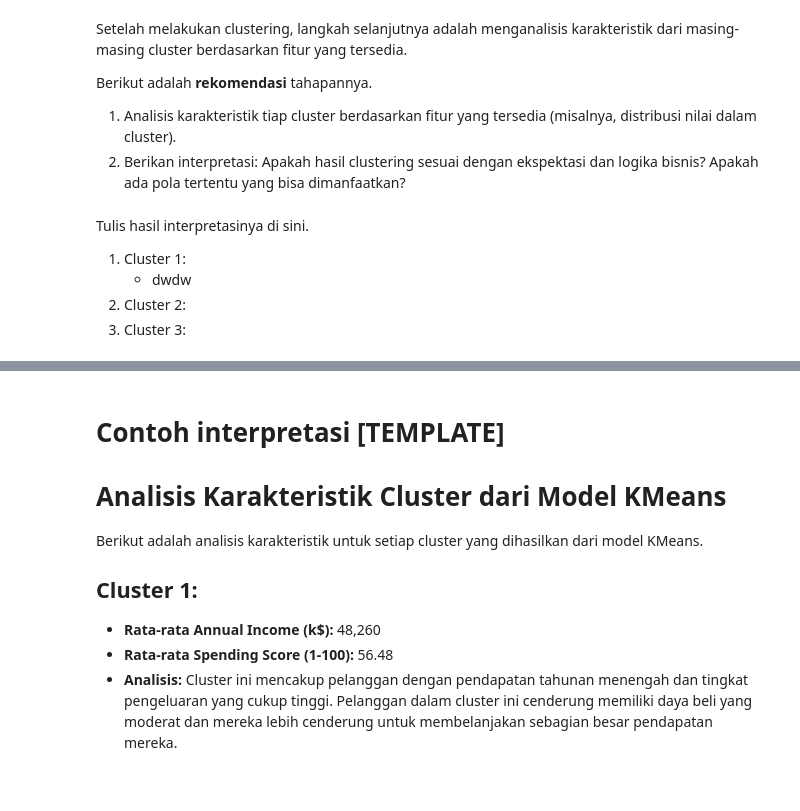
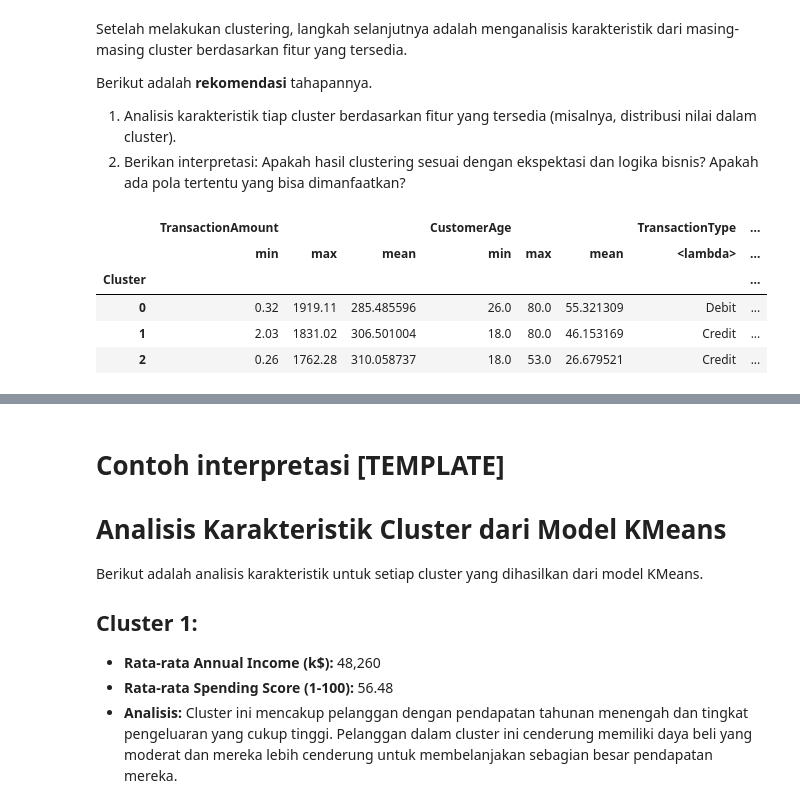
Before and after one commit to Refanz/bank-transaction-clustering-classification, a Jupyter notebook: [Clustering]_Submission_Akhir_BMLP_Refan.ipynb, the cells around one changed output, grey strips where cells are left out. Drawn from its saved outputs; the diff is of its cells as text; code cells hidden in the pictures.

Commit message:
finish analyze clustering result

```diff
--- a/[Clustering]_Submission_Akhir_BMLP_Refan.ipynb
+++ b/[Clustering]_Submission_Akhir_BMLP_Refan.ipynb
@@ -842,7 +842,8 @@ bank_transactions_df_last
 2512 rows × 17 columns
 # %%
 # Melakukan inverse transfrom pada feature Location
-bank_transactions_df_last['Location'] = label_encoders['Location'].inverse_transform(bank_transactions_df_lencoder['Location'])
+bank_transactions_df_last['Location'] = label_encoders['Location'].inverse_transform(
+    bank_transactions_df_lencoder['Location'])
 bank_transactions_df_last
 # %% [output]
 |  | TransactionID | AccountID | TransactionAmount | TransactionDate | Location | DeviceID | IP Address | ... |
@@ -860,7 +861,8 @@ bank_transactions_df_last
 2512 rows × 17 columns
 # %%
 # Melakukan invers transform pada feature channel
-bank_transactions_df_last['Channel'] = label_encoders['Channel'].inverse_transform(bank_transactions_df_lencoder['Channel'])
+bank_transactions_df_last['Channel'] = label_encoders['Channel'].inverse_transform(
+    bank_transactions_df_lencoder['Channel'])
 bank_transactions_df_last
 # %% [output]
 |  | TransactionID | AccountID | TransactionAmount | TransactionDate | Location | DeviceID | IP Address | ... |
@@ -878,7 +880,8 @@ bank_transactions_df_last
 2512 rows × 17 columns
 # %%
 # Melakukan invers transform pada feature CustomerOccupation
-bank_transactions_df_last['CustomerOccupation'] = label_encoder.inverse_transform(bank_transactions_df_lencoder['CustomerOccupation'])
+bank_transactions_df_last['CustomerOccupation'] = label_encoders['CustomerOccupation'].inverse_transform(
+    bank_transactions_df_lencoder['CustomerOccupation'])
 bank_transactions_df_last
 # %% [output]
 |  | TransactionID | AccountID | TransactionAmount | TransactionDate | Location | DeviceID | IP Address | ... |
@@ -905,6 +906,17 @@ Berikut adalah **rekomendasi** tahapannya.
-# %% [markdown]
-Tulis hasil interpretasinya di sini.
-1. Cluster 1:
-    - dwdw
-2. Cluster 2:
-3. Cluster 3:
+# %%
+# Distribusi nilai masing-masing cluster
+bank_transactions_df_last.groupby(by="Cluster").agg({
+    "TransactionAmount": ["min", "max", "mean"],
+    "CustomerAge": ["min", "max", "mean"],
+    "TransactionType": lambda x: x.mode(),
+    "TransactionDuration": ["min", "max", "mean"],
+    "LoginAttempts": ["min", "max", "mean"],
+    "AccountBalance": ["min", "max", "mean"],
+})
+# %% [output]
+|  | TransactionAmount |  |  | CustomerAge |  |  | TransactionType | ... |
+|  | min | max | mean | min | max | mean | <lambda> | ... |
+| Cluster |  |  |  |  |  |  |  | ... |
+| 0 | 0.32 | 1919.11 | 285.485596 | 26.0 | 80.0 | 55.321309 | Debit | ... |
+| 1 | 2.03 | 1831.02 | 306.501004 | 18.0 | 80.0 | 46.153169 | Credit | ... |
+| 2 | 0.26 | 1762.28 | 310.058737 | 18.0 | 53.0 | 26.679521 | Credit | ... |
```
Also changed, not shown: parts of 6 cells of this notebook, 1 other file.
